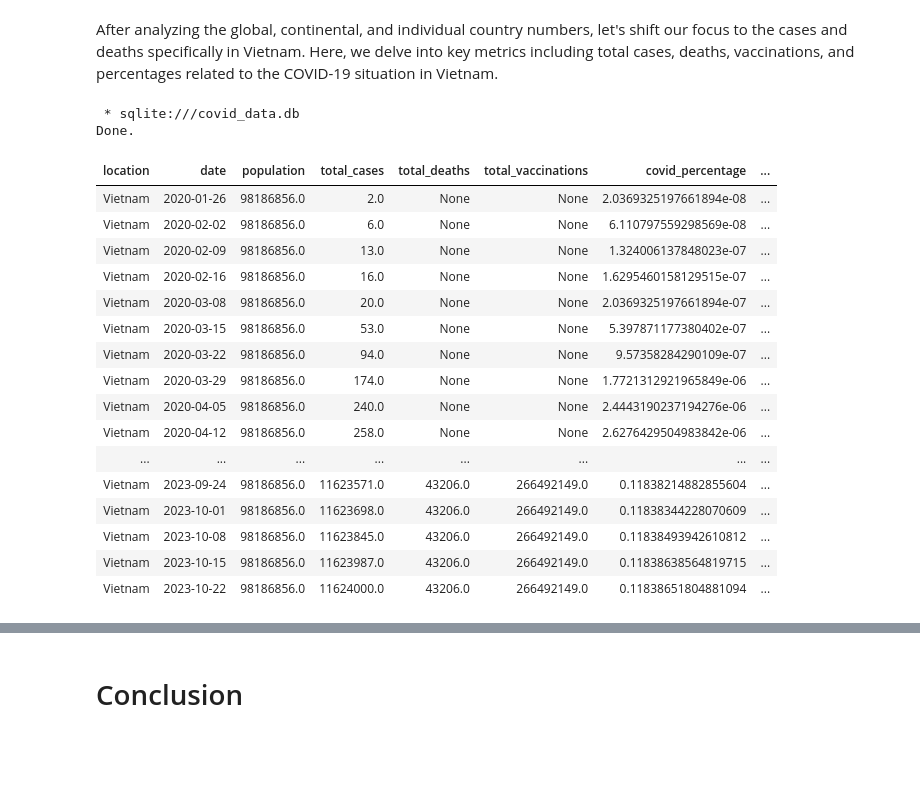
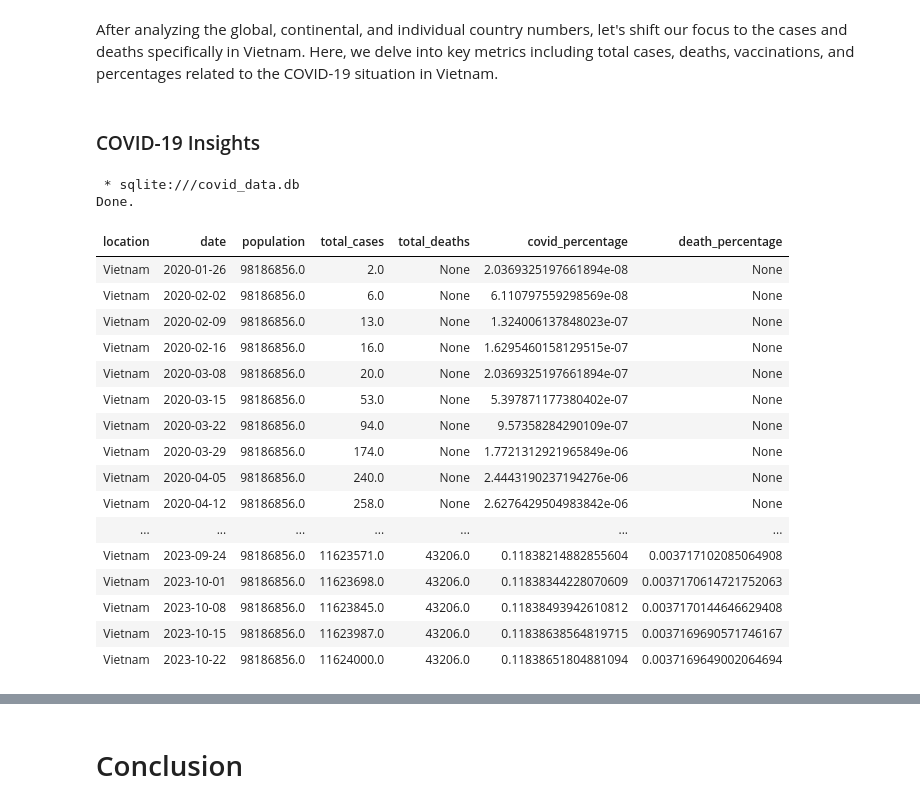
Before and after one commit to hienphan161/covid-data-exploration-with-sql, a Jupyter notebook: Exploring_COVID_19_Data_An_In_depth_Analysis.ipynb, the cells around one changed output, grey strips where cells are left out. Saved outputs shown, nothing was run; the diff lists cells and outputs as text; code cells hidden in the pictures; blank space fills up the shorter version.

```diff
--- a/Exploring_COVID_19_Data_An_In_depth_Analysis.ipynb
+++ b/Exploring_COVID_19_Data_An_In_depth_Analysis.ipynb
@@ -850,40 +1094,40 @@ These insights provide a glimpse into the diverse impact of COVID-19 across diff
 ## COVID-19 Trends in Vietnam
 # %% [markdown]
 After analyzing the global, continental, and individual country numbers, let's shift our focus to the cases and deaths specifically in Vietnam. Here, we delve into key metrics including total cases, deaths, vaccinations, and percentages related to the COVID-19 situation in Vietnam.
+# %% [markdown]
+### COVID-19 Insights
 # %%
 %%sql
 SELECT
   location,
   date,
   population,
   total_cases,
   total_deaths,
-  total_vaccinations,
   total_cases / population AS covid_percentage,
-  total_deaths / total_cases AS death_percentage,
-  total_vaccinations / population AS avg_vaccination
+  total_deaths / total_cases AS death_percentage
 FROM COVID_COMBINE_VIEW
 WHERE continent IS NOT NULL
   AND location == 'Vietnam'
   AND NOT (new_cases == 0 AND new_deaths == 0)
 ORDER BY location, date
 # %% [output]
  * sqlite:///covid_data.db
 Done.
-| location | date | population | total_cases | total_deaths | total_vaccinations | covid_percentage | ... |
-| Vietnam | 2020-01-26 | 98186856.0 | 2.0 | None | None | 2.0369325197661894e-08 | ... |
-| Vietnam | 2020-02-02 | 98186856.0 | 6.0 | None | None | 6.110797559298569e-08 | ... |
-| Vietnam | 2020-02-09 | 98186856.0 | 13.0 | None | None | 1.324006137848023e-07 | ... |
-| Vietnam | 2020-02-16 | 98186856.0 | 16.0 | None | None | 1.6295460158129515e-07 | ... |
-| Vietnam | 2020-03-08 | 98186856.0 | 20.0 | None | None | 2.0369325197661894e-07 | ... |
-| Vietnam | 2020-03-15 | 98186856.0 | 53.0 | None | None | 5.397871177380402e-07 | ... |
-| Vietnam | 2020-03-22 | 98186856.0 | 94.0 | None | None | 9.57358284290109e-07 | ... |
-| Vietnam | 2020-03-29 | 98186856.0 | 174.0 | None | None | 1.7721312921965849e-06 | ... |
-| Vietnam | 2020-04-05 | 98186856.0 | 240.0 | None | None | 2.4443190237194276e-06 | ... |
-| Vietnam | 2020-04-12 | 98186856.0 | 258.0 | None | None | 2.6276429504983842e-06 | ... |
-| ... | ... | ... | ... | ... | ... | ... | ... |
-| Vietnam | 2023-09-24 | 98186856.0 | 11623571.0 | 43206.0 | 266492149.0 | 0.11838214882855604 | ... |
-| Vietnam | 2023-10-01 | 98186856.0 | 11623698.0 | 43206.0 | 266492149.0 | 0.11838344228070609 | ... |
-| Vietnam | 2023-10-08 | 98186856.0 | 11623845.0 | 43206.0 | 266492149.0 | 0.11838493942610812 | ... |
-| Vietnam | 2023-10-15 | 98186856.0 | 11623987.0 | 43206.0 | 266492149.0 | 0.11838638564819715 | ... |
-| Vietnam | 2023-10-22 | 98186856.0 | 11624000.0 | 43206.0 | 266492149.0 | 0.11838651804881094 | ... |
+| location | date | population | total_cases | total_deaths | covid_percentage | death_percentage |
+| Vietnam | 2020-01-26 | 98186856.0 | 2.0 | None | 2.0369325197661894e-08 | None |
+| Vietnam | 2020-02-02 | 98186856.0 | 6.0 | None | 6.110797559298569e-08 | None |
+| Vietnam | 2020-02-09 | 98186856.0 | 13.0 | None | 1.324006137848023e-07 | None |
+| Vietnam | 2020-02-16 | 98186856.0 | 16.0 | None | 1.6295460158129515e-07 | None |
+| Vietnam | 2020-03-08 | 98186856.0 | 20.0 | None | 2.0369325197661894e-07 | None |
+| Vietnam | 2020-03-15 | 98186856.0 | 53.0 | None | 5.397871177380402e-07 | None |
+| Vietnam | 2020-03-22 | 98186856.0 | 94.0 | None | 9.57358284290109e-07 | None |
+| Vietnam | 2020-03-29 | 98186856.0 | 174.0 | None | 1.7721312921965849e-06 | None |
+| Vietnam | 2020-04-05 | 98186856.0 | 240.0 | None | 2.4443190237194276e-06 | None |
+| Vietnam | 2020-04-12 | 98186856.0 | 258.0 | None | 2.6276429504983842e-06 | None |
+| ... | ... | ... | ... | ... | ... | ... |
+| Vietnam | 2023-09-24 | 98186856.0 | 11623571.0 | 43206.0 | 0.11838214882855604 | 0.003717102085064908 |
+| Vietnam | 2023-10-01 | 98186856.0 | 11623698.0 | 43206.0 | 0.11838344228070609 | 0.0037170614721752063 |
+| Vietnam | 2023-10-08 | 98186856.0 | 11623845.0 | 43206.0 | 0.11838493942610812 | 0.0037170144646629408 |
+| Vietnam | 2023-10-15 | 98186856.0 | 11623987.0 | 43206.0 | 0.11838638564819715 | 0.0037169690571746167 |
+| Vietnam | 2023-10-22 | 98186856.0 | 11624000.0 | 43206.0 | 0.11838651804881094 | 0.0037169649002064694 |
```
Also changed, not shown: parts of 34 cells of this notebook.
